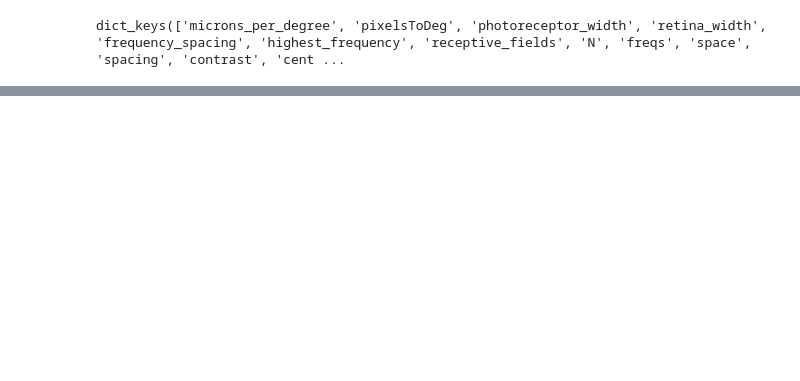
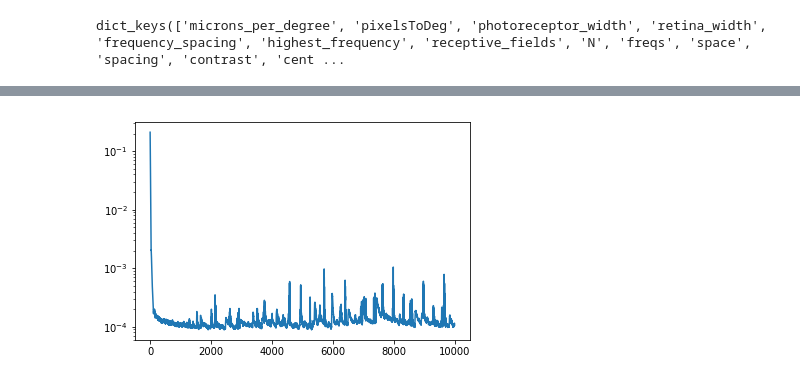
Before and after one commit to lmcintosh/ipython-notebooks, a Jupyter notebook: baccuslab/2017 10-26 Surround revisions.ipynb, the cells around one changed output, grey strips where cells are left out. Cells and saved outputs as stored; diff of their text form; code cells hidden in the pictures; blank space fills up the shorter version.

```diff
--- a/baccuslab/2017 10-26 Surround revisions.ipynb
+++ b/baccuslab/2017 10-26 Surround revisions.ipynb
@@ -412,0 +87,5 @@ np.mean((all_results[-1]['output'][0][0] - all_results[-1]['labels'][0][0])**2)
+# %%
+plt.plot(random_results[-1]['errors'])
+plt.yscale('log')
+# %% [output]
+[figure, added]
```
Also changed, not shown: parts of 55 cells of this notebook, 3 other files.
